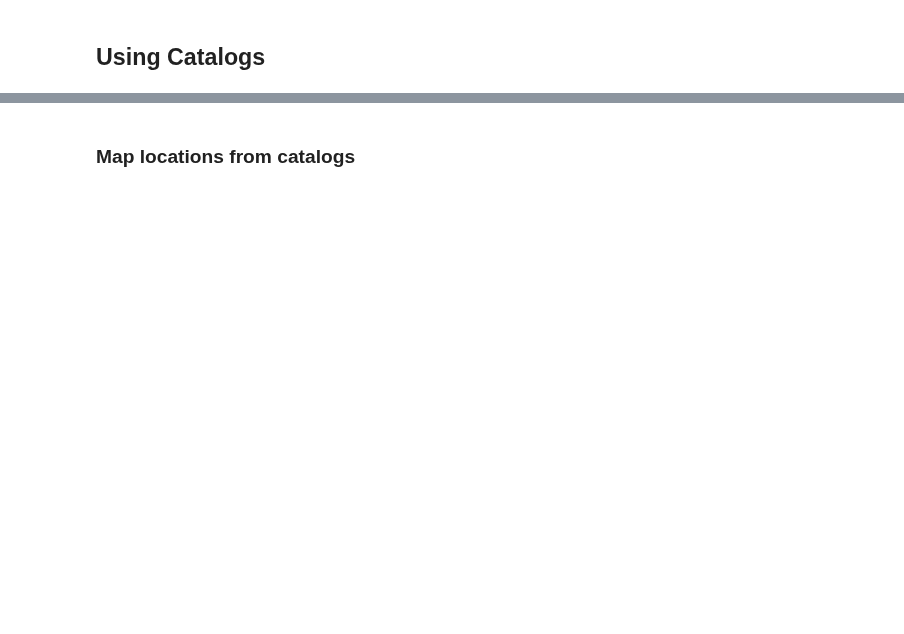
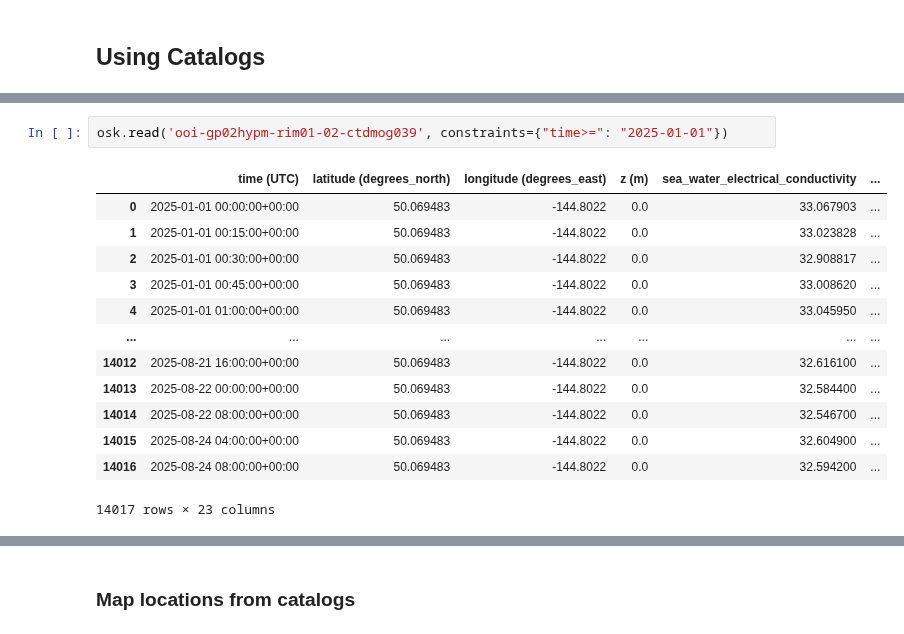
Before and after one commit to CWorthy-ocean/ocean-skill, a Jupyter notebook: docs/catalogs.ipynb, the cells around one changed output, grey strips where cells are left out. Cells and saved outputs as stored; diff of their text form; blank space fills up the shorter version.

```diff
--- a/docs/catalogs.ipynb
+++ b/docs/catalogs.ipynb
@@ -472,0 +300,16 @@ build_catalog?
+# %%
+osk.read('ooi-gp02hypm-rim01-02-ctdmog039', constraints={"time>=": "2025-01-01"})
+# %% [output]
+|  | time (UTC) | latitude (degrees_north) | longitude (degrees_east) | z (m) | sea_water_electrical_conductivity | ... |
+| 0 | 2025-01-01 00:00:00+00:00 | 50.069483 | -144.8022 | 0.0 | 33.067903 | ... |
+| 1 | 2025-01-01 00:15:00+00:00 | 50.069483 | -144.8022 | 0.0 | 33.023828 | ... |
+| 2 | 2025-01-01 00:30:00+00:00 | 50.069483 | -144.8022 | 0.0 | 32.908817 | ... |
+| 3 | 2025-01-01 00:45:00+00:00 | 50.069483 | -144.8022 | 0.0 | 33.008620 | ... |
+| 4 | 2025-01-01 01:00:00+00:00 | 50.069483 | -144.8022 | 0.0 | 33.045950 | ... |
+| ... | ... | ... | ... | ... | ... | ... |
+| 14012 | 2025-08-21 16:00:00+00:00 | 50.069483 | -144.8022 | 0.0 | 32.616100 | ... |
+| 14013 | 2025-08-22 00:00:00+00:00 | 50.069483 | -144.8022 | 0.0 | 32.584400 | ... |
+| 14014 | 2025-08-22 08:00:00+00:00 | 50.069483 | -144.8022 | 0.0 | 32.546700 | ... |
+| 14015 | 2025-08-24 04:00:00+00:00 | 50.069483 | -144.8022 | 0.0 | 32.604900 | ... |
+| 14016 | 2025-08-24 08:00:00+00:00 | 50.069483 | -144.8022 | 0.0 | 32.594200 | ... |
+14017 rows × 23 columns
```
Also changed, not shown: parts of 105 cells of this notebook.
